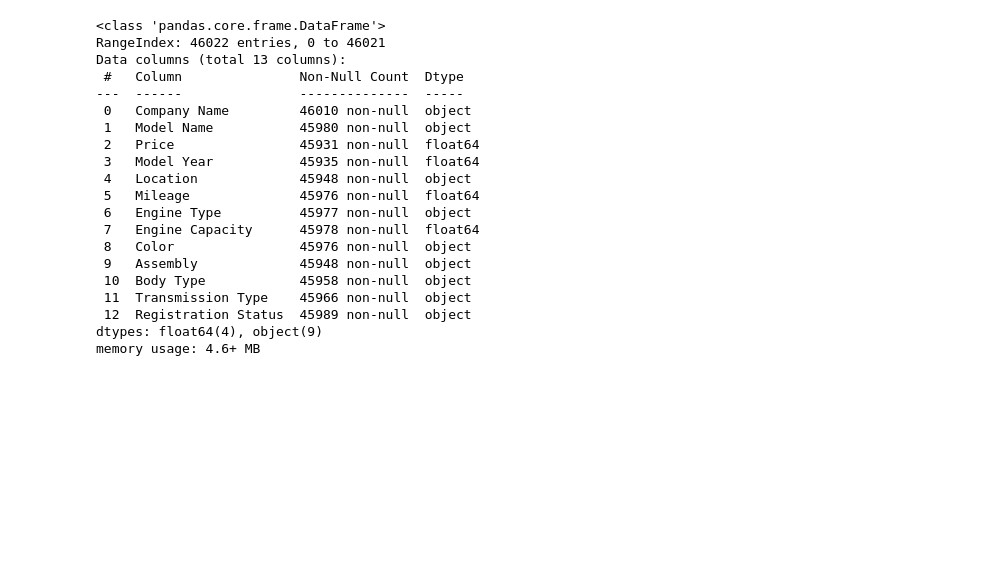
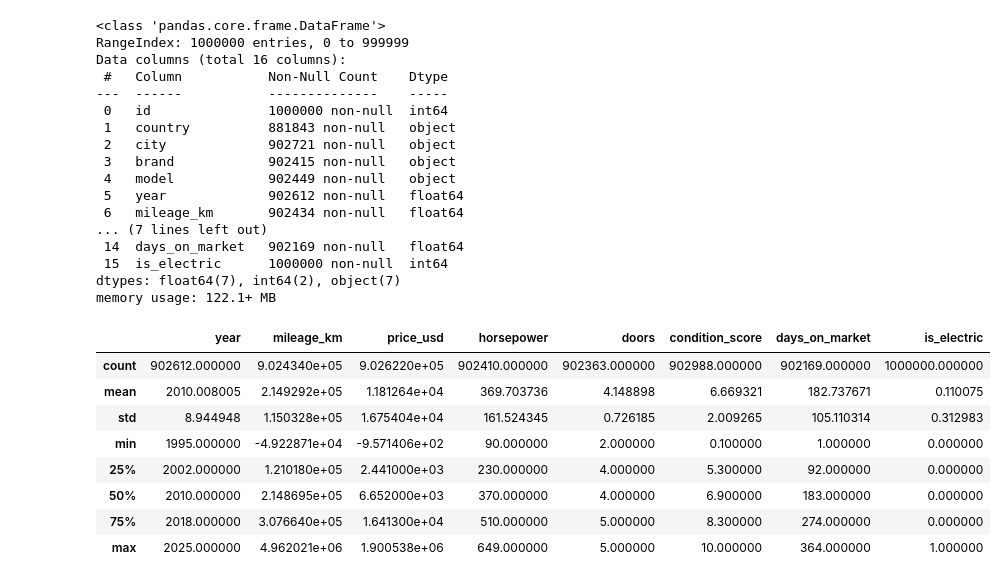
Before and after one commit to revo-off/Car-ism, a Jupyter notebook: eda.ipynb, the cells around one changed output. Saved outputs shown, nothing was run; the diff lists cells and outputs as text; code cells hidden in the pictures; blank space fills up the shorter version.

```diff
--- a/eda.ipynb
+++ b/eda.ipynb
@@ -17,24 +23,34 @@ df.head()
+# %%
+df.info()
+# %% [output]
+<class 'pandas.core.frame.DataFrame'>
+RangeIndex: 1000000 entries, 0 to 999999
+Data columns (total 16 columns):
+ #   Column           Non-Null Count    Dtype
+---  ------           --------------    -----
+ 0   id               1000000 non-null  int64
+ 1   country          881843 non-null   object
+ 2   city             902721 non-null   object
+ 3   brand            902415 non-null   object
+ 4   model            902449 non-null   object
+ 5   year             902612 non-null   float64
+ 6   mileage_km       902434 non-null   float64
+... (7 lines left out)
+ 14  days_on_market   902169 non-null   float64
+ 15  is_electric      1000000 non-null  int64
+dtypes: float64(7), int64(2), object(7)
+memory usage: 122.1+ MB
 # %%
-df = df.drop('Car ID', axis=1)
-df.info()
+df.drop("id", axis=1, inplace=True)
-# %% [output]
-<class 'pandas.core.frame.DataFrame'>
-RangeIndex: 46022 entries, 0 to 46021
-Data columns (total 13 columns):
- #   Column               Non-Null Count  Dtype
----  ------               --------------  -----
- 0   Company Name         46010 non-null  object
- 1   Model Name           45980 non-null  object
- 2   Price                45931 non-null  float64
- 3   Model Year           45935 non-null  float64
- 4   Location             45948 non-null  object
- 5   Mileage              45976 non-null  float64
- 6   Engine Type          45977 non-null  object
- 7   Engine Capacity      45978 non-null  float64
- 8   Color                45976 non-null  object
- 9   Assembly             45948 non-null  object
- 10  Body Type            45958 non-null  object
- 11  Transmission Type    45966 non-null  object
- 12  Registration Status  45989 non-null  object
-dtypes: float64(4), object(9)
-memory usage: 4.6+ MB
+# %%
+df.describe()
+# %% [output]
+|  | year | mileage_km | price_usd | horsepower | doors | condition_score | days_on_market | is_electric |
+| count | 902612.000000 | 9.024340e+05 | 9.026220e+05 | 902410.000000 | 902363.000000 | 902988.000000 | 902169.000000 | 1000000.000000 |
+| mean | 2010.008005 | 2.149292e+05 | 1.181264e+04 | 369.703736 | 4.148898 | 6.669321 | 182.737671 | 0.110075 |
+| std | 8.944948 | 1.150328e+05 | 1.675404e+04 | 161.524345 | 0.726185 | 2.009265 | 105.110314 | 0.312983 |
+| min | 1995.000000 | -4.922871e+04 | -9.571406e+02 | 90.000000 | 2.000000 | 0.100000 | 1.000000 | 0.000000 |
+| 25% | 2002.000000 | 1.210180e+05 | 2.441000e+03 | 230.000000 | 4.000000 | 5.300000 | 92.000000 | 0.000000 |
+| 50% | 2010.000000 | 2.148695e+05 | 6.652000e+03 | 370.000000 | 4.000000 | 6.900000 | 183.000000 | 0.000000 |
+| 75% | 2018.000000 | 3.076640e+05 | 1.641300e+04 | 510.000000 | 5.000000 | 8.300000 | 274.000000 | 0.000000 |
+| max | 2025.000000 | 4.962021e+06 | 1.900538e+06 | 649.000000 | 5.000000 | 10.000000 | 364.000000 | 1.000000 |
```
Also changed, not shown: parts of 12 cells of this notebook, 2 other files.
